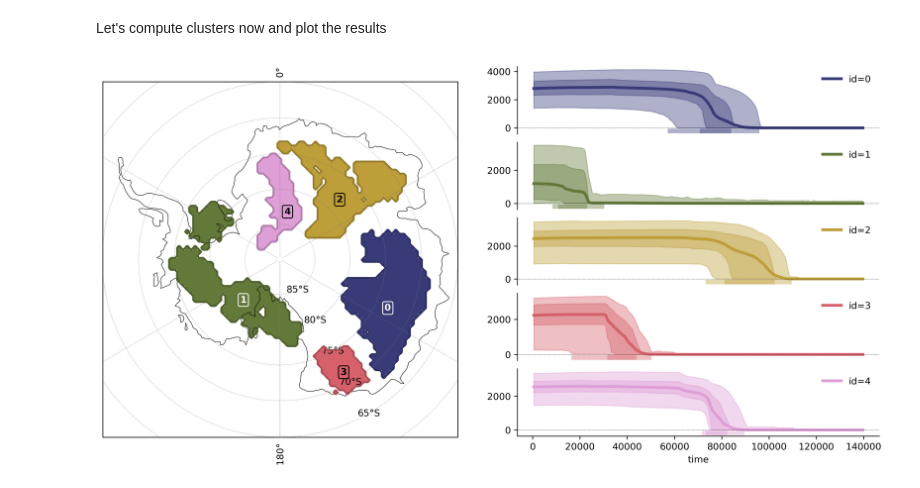
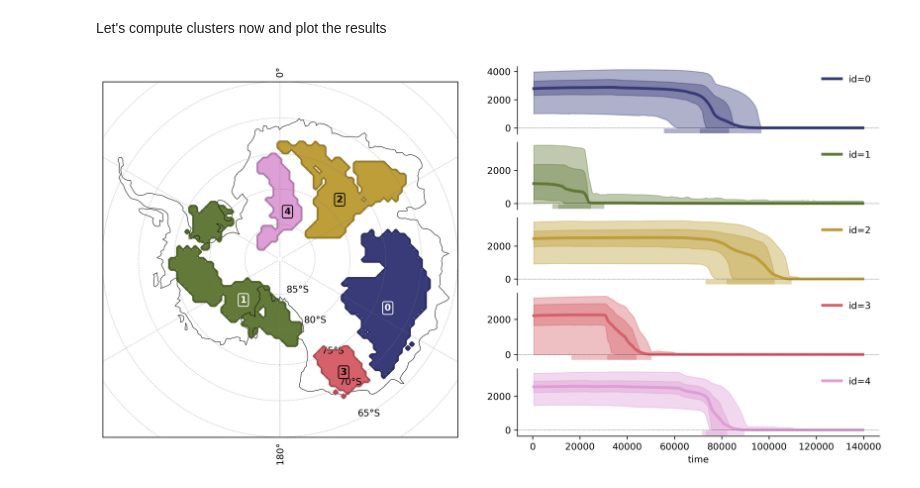
Before and after one commit to tipmip-methods/toad, a Jupyter notebook: tutorials/shift_detection_methods.ipynb, the cells around one changed output. Cells and saved outputs as stored; diff of their text form; code cells hidden in the pictures.

```diff
--- a/tutorials/shift_detection_methods.ipynb
+++ b/tutorials/shift_detection_methods.ipynb
@@ -108,21 +108,18 @@ Let's compute clusters now and plot the results
 # %%
 from sklearn.cluster import HDBSCAN
 
 td.compute_clusters(
     "thk",
-    method=HDBSCAN(
-        min_cluster_size=10,
-    ),
-    shifts_filter_func=lambda x: np.abs(x) > 0.6,  # threshold for abrupt shifts
-    var_filter_func=lambda x: np.abs(x) > 1,  # filter out gridcells with no ice
+    method=HDBSCAN(min_cluster_size=10),
+    shift_threshold=0.6,
     overwrite=True,
 )
 
 # plot 5 largest clusters
 td.plotter().cluster_overview(
     "thk",
     cluster_ids=range(5),
     projection="south_pole",
 );
 # %% [output]
-[figure, old version]
+[figure, new version]
```
Also changed, not shown: 9 other files.
